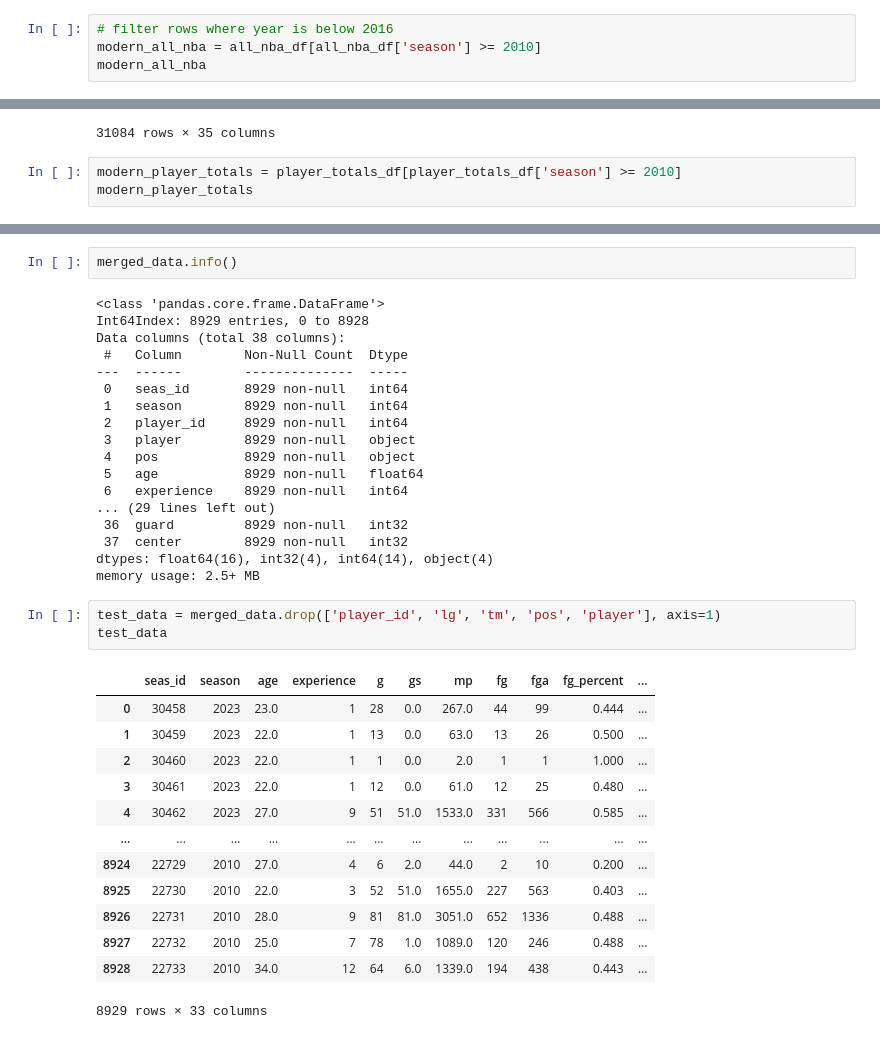
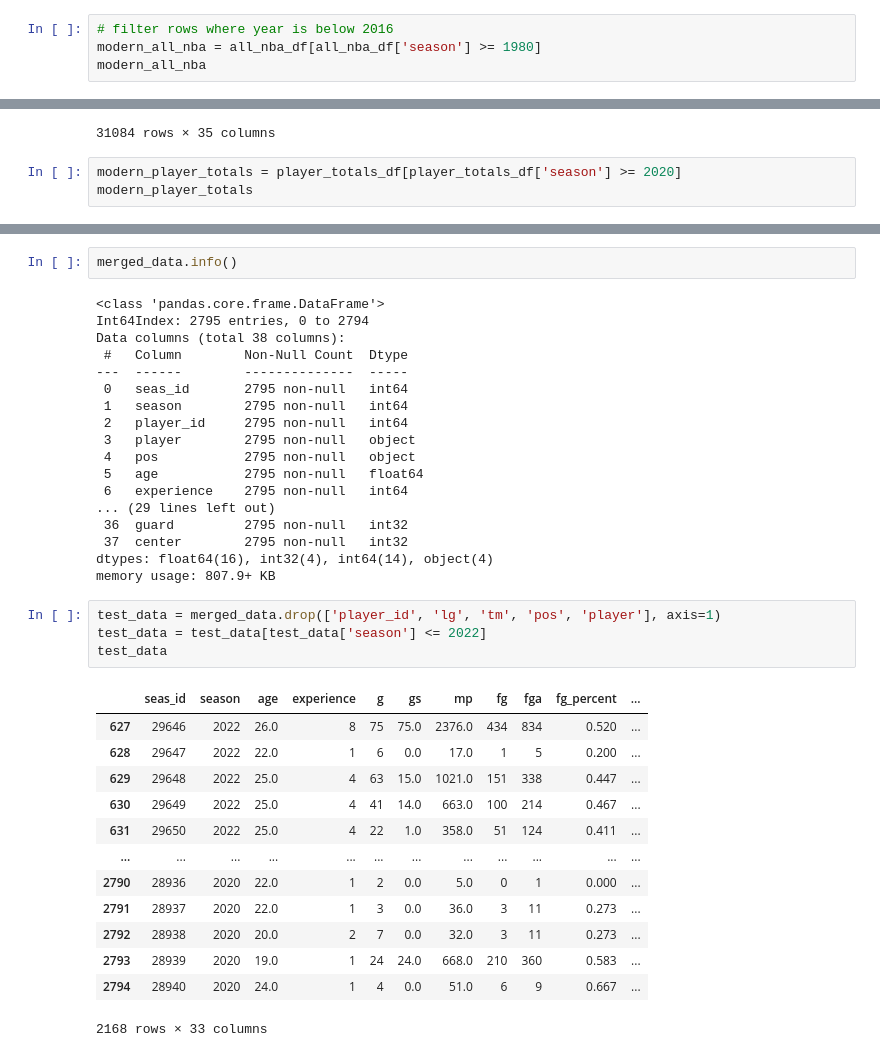
Before and after one commit to EdSpiezio-Runyon/UTSA_Project_4_All_NBA_Team_Predictor, a Jupyter notebook: nba.ipynb, the cells around one changed output, grey strips where cells are left out. Drawn from its saved outputs; the diff is of its cells as text.

```diff
--- a/nba.ipynb
+++ b/nba.ipynb
@@ -20,7 +22,7 @@ all_nba_df
 2120 rows × 11 columns
 # %%
 # filter rows where year is below 2016
-modern_all_nba = all_nba_df[all_nba_df['season'] >= 2010]
+modern_all_nba = all_nba_df[all_nba_df['season'] >= 1980]
 modern_all_nba
 # %% [output]
 |  | season | lg | type | number_tm | player | position | seas_id | player_id | birth_year | tm | ... |
@@ -89,7 +93,7 @@ player_totals_df
 | 31083 | 204 | 1947 | 161 | Wyndol Gray | NaN | G-F | 24.0 | 1 | BAA | BOS | ... |
 31084 rows × 35 columns
 # %%
-modern_player_totals = player_totals_df[player_totals_df['season'] >= 2010]
+modern_player_totals = player_totals_df[player_totals_df['season'] >= 2020]
 modern_player_totals
 # %% [output]
 |  | seas_id | season | player_id | player | birth_year | pos | age | experience | lg | tm | ... |
@@ -235,36 +356,37 @@ check2
 merged_data.info()
 # %% [output]
 <class 'pandas.core.frame.DataFrame'>
-Int64Index: 8929 entries, 0 to 8928
+Int64Index: 2795 entries, 0 to 2794
 Data columns (total 38 columns):
  #   Column        Non-Null Count  Dtype
 ---  ------        --------------  -----
- 0   seas_id       8929 non-null   int64
- 1   season        8929 non-null   int64
- 2   player_id     8929 non-null   int64
- 3   player        8929 non-null   object
- 4   pos           8929 non-null   object
- 5   age           8929 non-null   float64
- 6   experience    8929 non-null   int64
+ 0   seas_id       2795 non-null   int64
+ 1   season        2795 non-null   int64
+ 2   player_id     2795 non-null   int64
+ 3   player        2795 non-null   object
+ 4   pos           2795 non-null   object
+ 5   age           2795 non-null   float64
+ 6   experience    2795 non-null   int64
 ... (29 lines left out)
- 36  guard         8929 non-null   int32
- 37  center        8929 non-null   int32
+ 36  guard         2795 non-null   int32
+ 37  center        2795 non-null   int32
 dtypes: float64(16), int32(4), int64(14), object(4)
-memory usage: 2.5+ MB
+memory usage: 807.9+ KB
 # %%
 test_data = merged_data.drop(['player_id', 'lg', 'tm', 'pos', 'player'], axis=1)
+test_data = test_data[test_data['season'] <= 2022]
 test_data
 # %% [output]
 |  | seas_id | season | age | experience | g | gs | mp | fg | fga | fg_percent | ... |
-| 0 | 30458 | 2023 | 23.0 | 1 | 28 | 0.0 | 267.0 | 44 | 99 | 0.444 | ... |
-| 1 | 30459 | 2023 | 22.0 | 1 | 13 | 0.0 | 63.0 | 13 | 26 | 0.500 | ... |
-| 2 | 30460 | 2023 | 22.0 | 1 | 1 | 0.0 | 2.0 | 1 | 1 | 1.000 | ... |
-| 3 | 30461 | 2023 | 22.0 | 1 | 12 | 0.0 | 61.0 | 12 | 25 | 0.480 | ... |
-| 4 | 30462 | 2023 | 27.0 | 9 | 51 | 51.0 | 1533.0 | 331 | 566 | 0.585 | ... |
+| 627 | 29646 | 2022 | 26.0 | 8 | 75 | 75.0 | 2376.0 | 434 | 834 | 0.520 | ... |
+| 628 | 29647 | 2022 | 22.0 | 1 | 6 | 0.0 | 17.0 | 1 | 5 | 0.200 | ... |
+| 629 | 29648 | 2022 | 25.0 | 4 | 63 | 15.0 | 1021.0 | 151 | 338 | 0.447 | ... |
+| 630 | 29649 | 2022 | 25.0 | 4 | 41 | 14.0 | 663.0 | 100 | 214 | 0.467 | ... |
+| 631 | 29650 | 2022 | 25.0 | 4 | 22 | 1.0 | 358.0 | 51 | 124 | 0.411 | ... |
 | ... | ... | ... | ... | ... | ... | ... | ... | ... | ... | ... | ... |
-| 8924 | 22729 | 2010 | 27.0 | 4 | 6 | 2.0 | 44.0 | 2 | 10 | 0.200 | ... |
-| 8925 | 22730 | 2010 | 22.0 | 3 | 52 | 51.0 | 1655.0 | 227 | 563 | 0.403 | ... |
-| 8926 | 22731 | 2010 | 28.0 | 9 | 81 | 81.0 | 3051.0 | 652 | 1336 | 0.488 | ... |
-| 8927 | 22732 | 2010 | 25.0 | 7 | 78 | 1.0 | 1089.0 | 120 | 246 | 0.488 | ... |
-| 8928 | 22733 | 2010 | 34.0 | 12 | 64 | 6.0 | 1339.0 | 194 | 438 | 0.443 | ... |
+| 2790 | 28936 | 2020 | 22.0 | 1 | 2 | 0.0 | 5.0 | 0 | 1 | 0.000 | ... |
+| 2791 | 28937 | 2020 | 22.0 | 1 | 3 | 0.0 | 36.0 | 3 | 11 | 0.273 | ... |
+| 2792 | 28938 | 2020 | 20.0 | 2 | 7 | 0.0 | 32.0 | 3 | 11 | 0.273 | ... |
+| 2793 | 28939 | 2020 | 19.0 | 1 | 24 | 24.0 | 668.0 | 210 | 360 | 0.583 | ... |
+| 2794 | 28940 | 2020 | 24.0 | 1 | 4 | 0.0 | 51.0 | 6 | 9 | 0.667 | ... |
-8929 rows × 33 columns
+2168 rows × 33 columns
```
Also changed, not shown: parts of 37 cells of this notebook, 1 other file.
